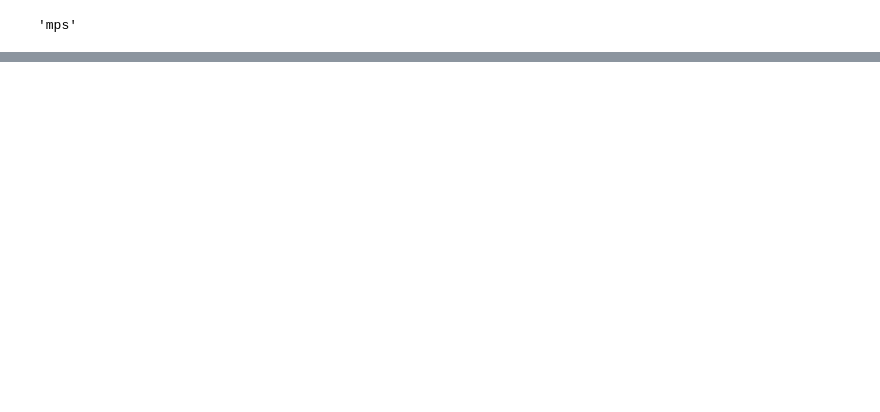
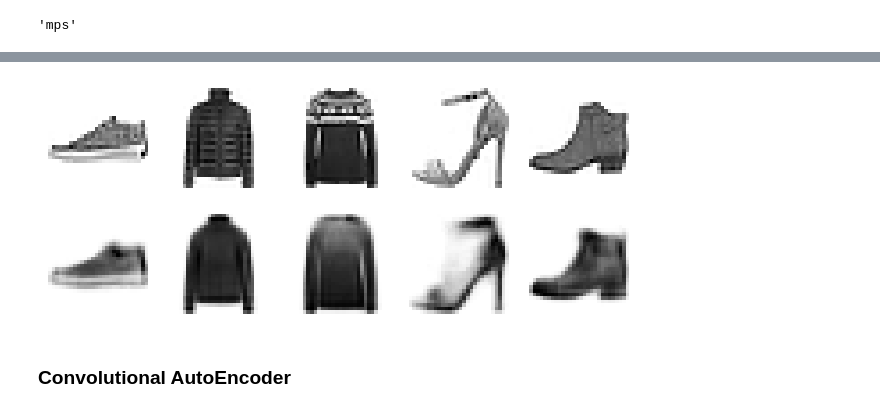
Before and after one commit to Cosminius/Autoencoders-GANs-and-Diffusion-Models, a Jupyter notebook: autoencoders.ipynb, the cells around one changed output, grey strips where cells are left out. Saved outputs shown, nothing was run; the diff lists cells and outputs as text; code cells hidden in the pictures; blank space fills up the shorter version.

```diff
--- a/autoencoders.ipynb
+++ b/autoencoders.ipynb
@@ -91,0 +291,6 @@ autoencoder = nn.Sequential(encoder, decoder).to(device)
+# %%
+with torch.no_grad():
+    X_valid_compressed = stacked_encoder(X_valid.to(device))
+
+tsne = TSNE(init="pca", learning_rate="auto", random_state=42)
+X_valid_2D = tsne.fit_transform(X_valid_compressed.cpu())
@@ -91,0 +327,25 @@ autoencoder = nn.Sequential(encoder, decoder).to(device)
+# %%
+class TiedAutoEncoder(nn.Module):
+    def __init__(self):
+        super().__init__()
+        self.enc1 = nn.Linear(1 * 28 * 28, 128)
+        self.enc2 = nn.Linear(128, 32)
+        self.dec1_bias = nn.Parameter(torch.zeros(128))
+        self.dec2_bias = nn.Parameter(torch.zeros(1 * 28 * 28))
+
+    def encode(self, X):
+        Z = X.view(-1, 1 * 28 * 28)
+        Z = F.relu(self.enc1(Z))
+        return F.relu(self.enc2(Z))
+
+    def decode(self, X):
+        Z = F.relu(F.linear(X, self.enc2.weight.t(), self.dec1_bias))
+        Z = F.sigmoid(F.linear(Z, self.enc1.weight.t(), self.dec2_bias))
+        return Z.view(-1, 1, 28, 28)
+
+    def forward(self, X):
+        return self.decode(self.encode(X))
+# %%
+tied_ae = TiedAutoEncoder().to(device)
+optimizer = torch.optim.NAdam(tied_ae.parameters(), lr=0.01)
+history = train(tied_ae, optimizer, mse, rmse, train_loader, valid_loader, n_epochs=20)
@@ -91,0 +373,7 @@ autoencoder = nn.Sequential(encoder, decoder).to(device)
+# %%
+plot_reconstructions(tied_ae, X_valid)
+plt.show()
+# %% [output]
+[figure, added]
+# %% [markdown]
+### Convolutional AutoEncoder
```
Also changed, not shown: parts of 79 cells of this notebook, 1 other file.
